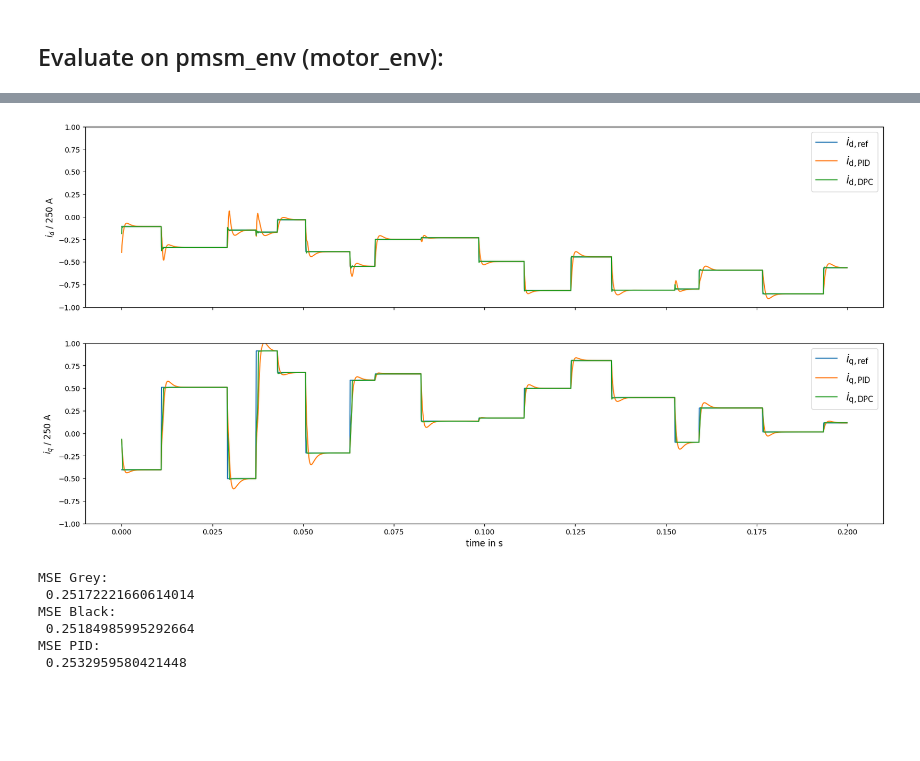
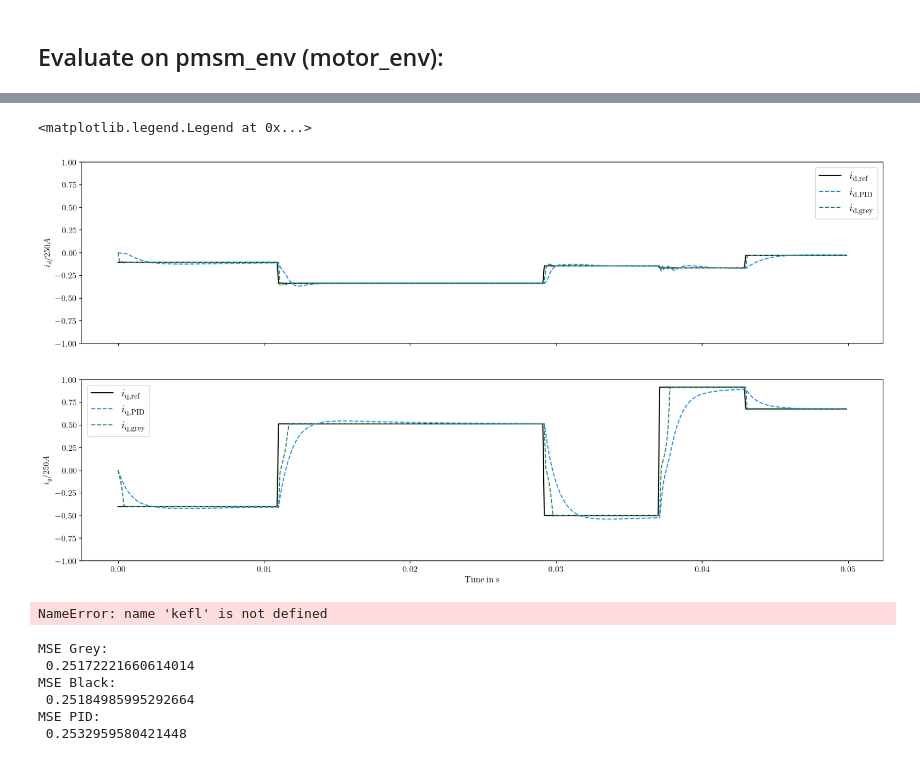
Before and after one commit to OliverSchw/dpc_project, a Jupyter notebook: final_notebooks/5.3.generate_reference_tracking_plots.ipynb, the cells around one changed output, grey strips where cells are left out. Saved outputs shown, nothing was run; the diff lists cells and outputs as text; code cells hidden in the pictures; blank space fills up the shorter version.

```diff
--- a/final_notebooks/5.3.generate_reference_tracking_plots.ipynb
+++ b/final_notebooks/5.3.generate_reference_tracking_plots.ipynb
@@ -306,7 +310,7 @@ Design training structure:
 data_batch_size=100
 trainer=DPCTrainer(
     batch_size=data_batch_size,
-    train_steps=15000,
+    train_steps=5000,
     horizon_length=20,
     data_gen_sin=dat_gen_sin,
     featurize=featurize_policy,
@@ -608,3 +632,3 @@ plt.rcParams.update(tex_fonts)
 # %%
-obs_grey,obs_ref,acts=steps_eval(motor_env,reset,fin_policy_grey,featurize_policy,jax.random.PRNGKey(2),2000,plot=False)
+obs_grey,obs_ref,acts=steps_eval2(motor_env,reset,fin_policy_grey,featurize_policy,jax.random.PRNGKey(2),2000)
 # %% [output]
@@ -616,3 +640,3 @@ obs_black,obs_ref,acts=steps_eval(motor_env,reset,fin_policy_black,featurize_pol
 # %%
-obs_pid,obs_ref,acts=steps_eval(motor_env,reset,pid_control,featurize_pid,jax.random.PRNGKey(2),2000)
+obs_pid,obs_ref,acts=steps_eval2(motor_env,reset,pid_control,featurize_pid,jax.random.PRNGKey(2),2000)
 # %% [output]
@@ -640,0 +715,15 @@ plt.savefig('pictures/DPC_grey_black.pdf', bbox_inches="tight")
+# %%
+tex_fonts = {
+    # Use LaTeX to write all text
+    "text.usetex": True,
+    "font.family": "serif",
+    'font.serif' : 'Computer Modern Roman',
+    # Use 10pt font in plots, to match 10pt font in document
+    "axes.labelsize": 29,
+    "font.size": 29,
+    # Make the legend/label fonts a little smaller
+    "legend.fontsize": 29,
+    "xtick.labelsize": 29,
+    "ytick.labelsize": 29,
+}
+plt.rcParams.update(tex_fonts)
@@ -641,24 +881,29 @@ plt.savefig('pictures/DPC_grey_black.pdf', bbox_inches="tight")
 # %%
 fig, axes = plt.subplots(2, 1, figsize=(20, 10), sharex=True)
 time = jnp.linspace(0, obs_ref.shape[0] - 1, obs_ref.shape[0]) * 1e-4
-axes[0].plot(time, obs_ref[:, 0]*0.5 - 0.5, label=r"$i_{\mathrm{d,ref}}$")  # ,label="currents"
-axes[0].plot(time, obs_pid[1:, 0]*0.5 - 0.5, label=r"$i_{\mathrm{d,PID}}$")
-axes[0].plot(time, obs_grey[1:, 0]*0.5 - 0.5, label=r"$i_{\mathrm{d,DPC}}$")   # ,label="currents"
-axes[1].plot(time, obs_ref[:, 1], label=r"$i_{\mathrm{q,ref}}$")
-axes[1].plot(time, obs_pid[1:, 1], label=r"$i_{\mathrm{q,PID}}$") # ,label="currents"
-axes[1].plot(time, obs_grey[1:, 1], label=r"$i_{\mathrm{q,DPC}}$")
+end_step=500
+axes[0].plot(time[:end_step], obs_ref[:end_step, 0]*0.5 - 0.5,'k', label=r"$i_{\mathrm{d,ref}}$")  # ,label="currents"
+axes[0].plot(time[:end_step], obs_pid[:end_step, 0]*0.5 - 0.5, 'dodgerblue',linestyle='dashed', label=r"$i_{\mathrm{d,PID}}$")
+axes[0].plot(time[:end_step], obs_grey[:end_step, 0]*0.5 - 0.5, 'seagreen',linestyle='dashed', label=r"$i_{\mathrm{d,grey}}$")   # ,label="currents"
+axes[1].plot(time[:end_step], obs_ref[:end_step, 1],'k', label=r"$i_{\mathrm{q,ref}}$")
+axes[1].plot(time[:end_step], obs_pid[:end_step, 1], 'dodgerblue',linestyle='dashed', label=r"$i_{\mathrm{q,PID}}$") # ,label="currents"
+axes[1].plot(time[:end_step], obs_grey[:end_step, 1], 'seagreen',linestyle='dashed', label=r"$i_{\mathrm{q,grey}}$")
  #
 axes[1].set_ylim(-1, 1)
 axes[0].set_ylim(-1, 1)
-axes[0].set_ylabel(r"$i_d \text{ / 250 A}$",fontsize=12)
-axes[1].set_ylabel(r"$i_q \text{ / 250 A}$",fontsize=12)
-axes[1].set_xlabel(r"time in s",fontsize=12)
+axes[0].set_ylabel(r"$i_d / 250 A$",fontsize=12)
+axes[1].set_ylabel(r"$i_q / 250 A$",fontsize=12)
+axes[1].set_xlabel(r"Time in s",fontsize=12)
 axes[0].legend(prop={'size': 15})
 axes[1].legend(prop={'size': 15})
-
-plt.savefig('pictures/DPC_PID.pdf', bbox_inches="tight")
+#plt.savefig('pictures/DPC_PID.pdf', bbox_inches="tight")
 # %% [output]
+<matplotlib.legend.Legend at 0x...>
-[figure, old version]
+[figure, new version]
+# %%
+print(kefl)
+# %% [output]
+NameError: name 'kefl' is not defined
 # %%
 def eval(policy, featurize):
     obs,obs_ref,acts=steps_eval(motor_env,reset,policy,featurize,jax.random.PRNGKey(2),20000, plot=False)
```
Also changed, not shown: parts of 25 cells of this notebook, 11 other files.
